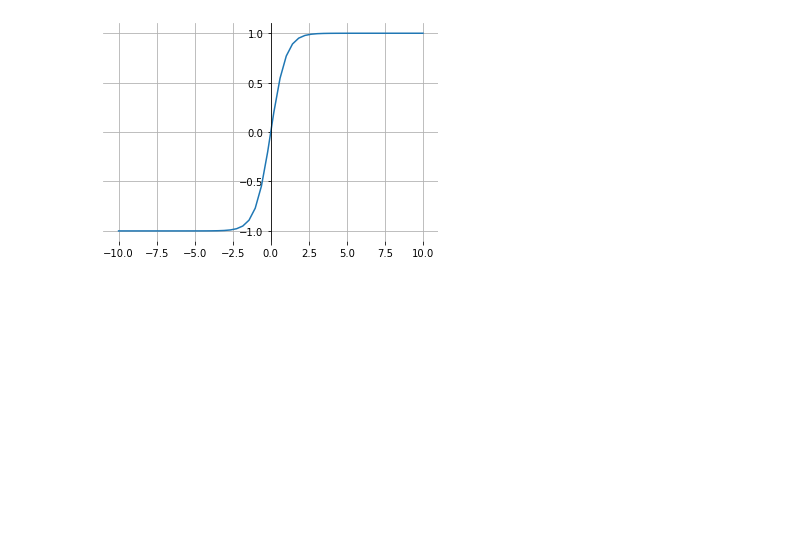
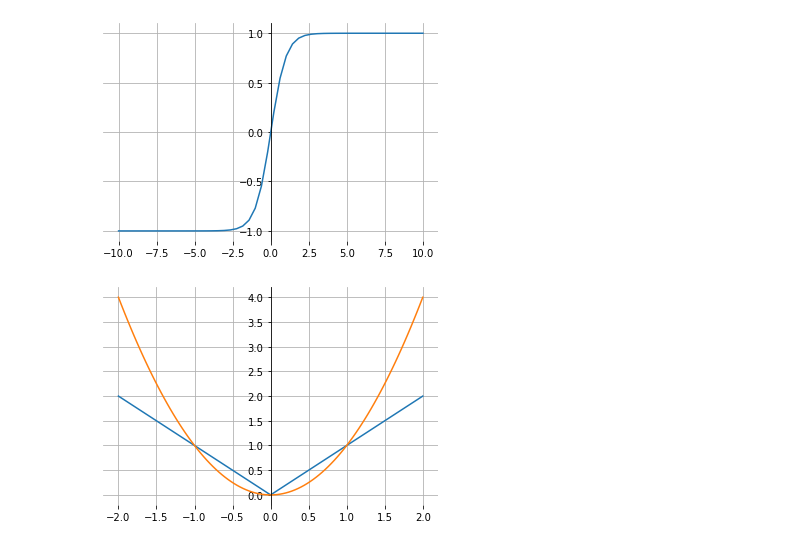
Before and after one commit to antoniouaa/msc_thesis, a Jupyter notebook: generate_plots.ipynb, the cells around one changed output. Cells and saved outputs as stored; diff of their text form; code cells hidden in the pictures; blank space fills up the shorter version.

```diff
--- a/generate_plots.ipynb
+++ b/generate_plots.ipynb
@@ -70,3 +70,29 @@ fig.show()
 fig.savefig("tex\\figures\\tanh.png")
 # %% [output]
 [figure]
+# %%
+import numpy as np
+import matplotlib.pyplot as plt
+
+x = np.linspace(-2, 2, num=101, endpoint=True)
+y = abs(x)
+y_ = x**2
+
+fig = plt.figure()
+ax = fig.add_subplot(1, 1, 1)
+ax.spines['left'].set_position('center')
+ax.spines['right'].set_color('none')
+ax.spines['top'].set_color('none')
+ax.spines['bottom'].set_color('none')
+ax.xaxis.set_ticks_position('bottom')
+ax.yaxis.set_ticks_position('left')
+ax.yaxis.set_ticks(np.linspace(-4, 4, num=17))
+ax.xaxis.set_ticks([-2, -1.5, -1, -0.5, 0, 0.5, 1, 1.5, 2])
+
+plt.plot(x, y)
+plt.plot(x, y_)
+ax.grid()
+fig.show()
+fig.savefig("tex\\figures\\maevsmse.png")
+# %% [output]
+[figure, added]
```
Also changed, not shown: 20 other files.
